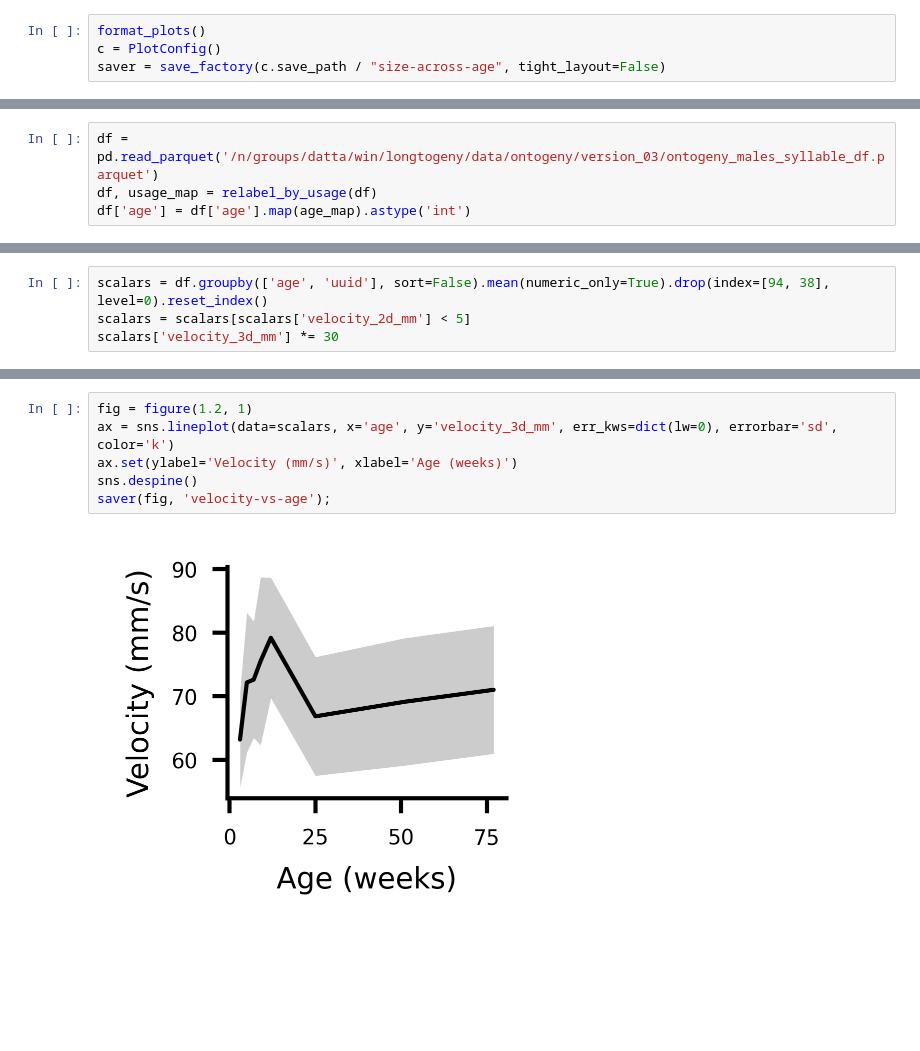
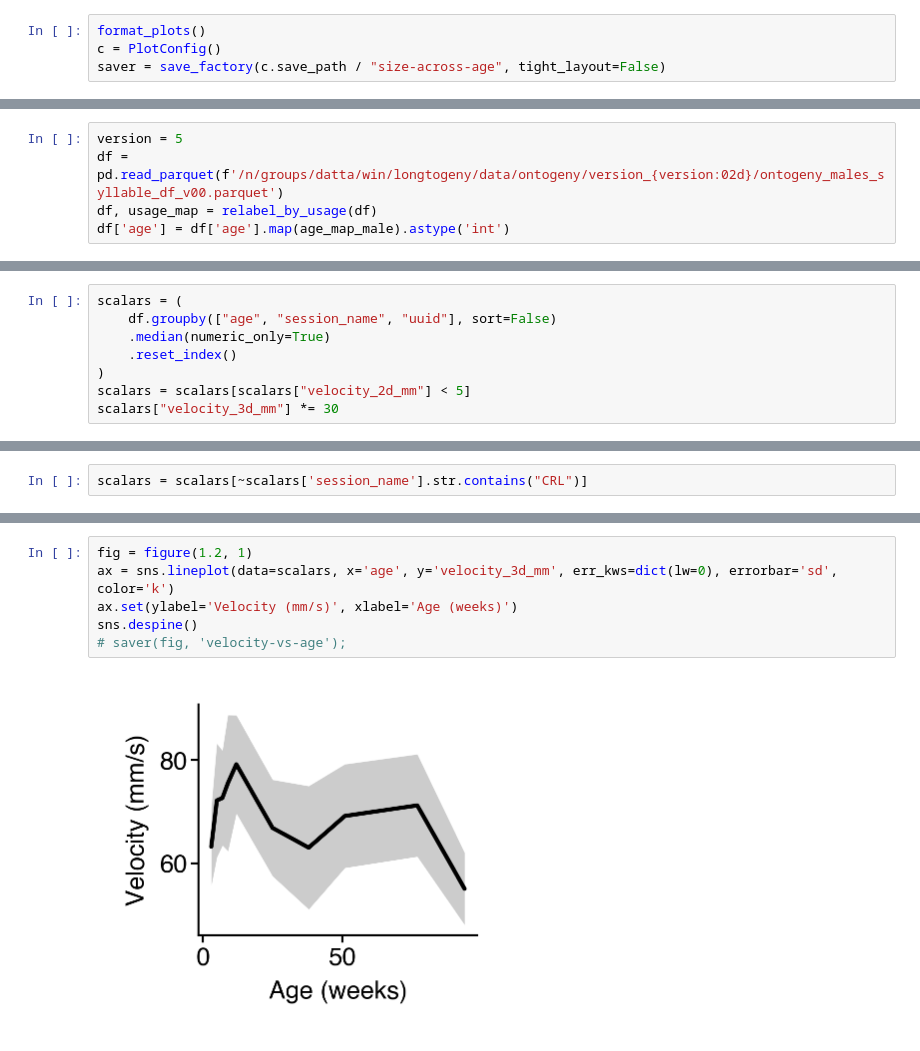
Before and after one commit to dattalab/ontogeny-of-behavior, a Jupyter notebook: notebooks/figures/win/fig1-scalars-across-age.ipynb, the cells around one changed output, grey strips where cells are left out. Cells and saved outputs as stored; diff of their text form; blank space fills up the shorter version.

Commit message:
bunch of notebooks for analysis and visualization

```diff
--- a/notebooks/figures/win/fig1-scalars-across-age.ipynb
+++ b/notebooks/figures/win/fig1-scalars-across-age.ipynb
@@ -34,4 +21,5 @@ def age_map(string) -> int:
 # %%
-df = pd.read_parquet('/n/groups/datta/win/longtogeny/data/ontogeny/version_03/ontogeny_males_syllable_df.parquet')
+version = 5
+df = pd.read_parquet(f'/n/groups/datta/win/longtogeny/data/ontogeny/version_{version:02d}/ontogeny_males_syllable_df_v00.parquet')
 df, usage_map = relabel_by_usage(df)
-df['age'] = df['age'].map(age_map).astype('int')
+df['age'] = df['age'].map(age_map_male).astype('int')
@@ -38,4 +38,8 @@ df['age'] = df['age'].map(age_map).astype('int')
 # %%
-scalars = df.groupby(['age', 'uuid'], sort=False).mean(numeric_only=True).drop(index=[94, 38], level=0).reset_index()
-scalars = scalars[scalars['velocity_2d_mm'] < 5]
-scalars['velocity_3d_mm'] *= 30
+scalars = (
+    df.groupby(["age", "session_name", "uuid"], sort=False)
+    .median(numeric_only=True)
+    .reset_index()
+)
+scalars = scalars[scalars["velocity_2d_mm"] < 5]
+scalars["velocity_3d_mm"] *= 30
@@ -58 +46,3 @@ scalars
+# %%
+scalars = scalars[~scalars['session_name'].str.contains("CRL")]
 # %%
@@ -70,8 +183,8 @@ saver(fig, 'scalars-vs-age', tight_layout=True);
 # %%
 fig = figure(1.2, 1)
 ax = sns.lineplot(data=scalars, x='age', y='velocity_3d_mm', err_kws=dict(lw=0), errorbar='sd', color='k')
 ax.set(ylabel='Velocity (mm/s)', xlabel='Age (weeks)')
 sns.despine()
-saver(fig, 'velocity-vs-age');
+# saver(fig, 'velocity-vs-age');
 # %% [output]
-[figure, old version]
+[figure, new version]
```
Also changed, not shown: parts of 23 cells of this notebook, 44 other files.
